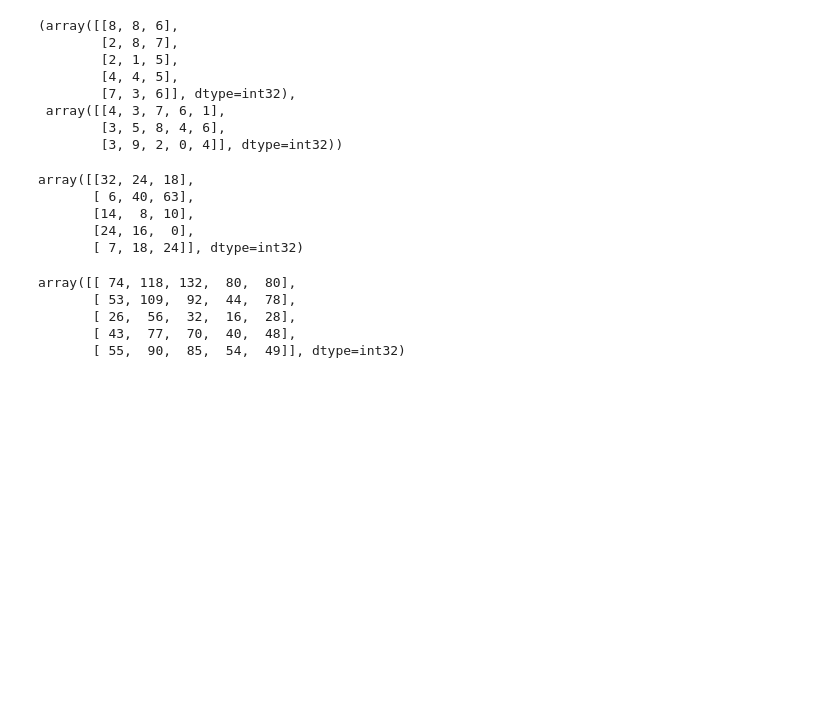
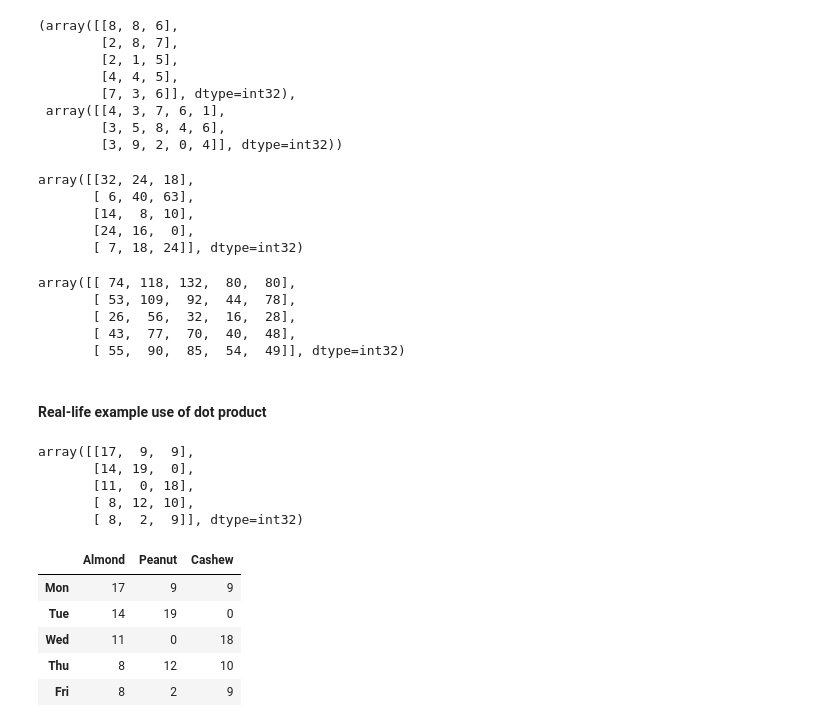
Before and after one commit to Hai567/ztm-ml, a Jupyter notebook: numpy/intro-to-numpy.ipynb, the cells around one changed output. Cells and saved outputs as stored; diff of their text form; code cells hidden in the pictures; blank space fills up the shorter version.

```diff
--- a/numpy/intro-to-numpy.ipynb
+++ b/numpy/intro-to-numpy.ipynb
@@ -476,3 +476,29 @@ array([[ 74, 118, 132,  80,  80],
        [ 26,  56,  32,  16,  28],
        [ 43,  77,  70,  40,  48],
        [ 55,  90,  85,  54,  49]], dtype=int32)
+# %% [markdown]
+#### Real-life example use of dot product
+# %%
+raw_sales = np.random.randint(0, 20, size=(5, 3))
+raw_sales
+# %% [output]
+array([[17,  9,  9],
+       [14, 19,  0],
+       [11,  0, 18],
+       [ 8, 12, 10],
+       [ 8,  2,  9]], dtype=int32)
+# %%
+import pandas as pd
+weekly_sales = pd.DataFrame(
+                        raw_sales,
+                        index=["Mon", "Tue", "Wed", "Thu", "Fri"],
+                        columns=["Almond", "Peanut", "Cashew"]
+                            )
+weekly_sales
+# %% [output]
+|  | Almond | Peanut | Cashew |
+| Mon | 17 | 9 | 9 |
+| Tue | 14 | 19 | 0 |
+| Wed | 11 | 0 | 18 |
+| Thu | 8 | 12 | 10 |
+| Fri | 8 | 2 | 9 |
```
Also changed, not shown: parts of 6 cells of this notebook, 1 other file.
